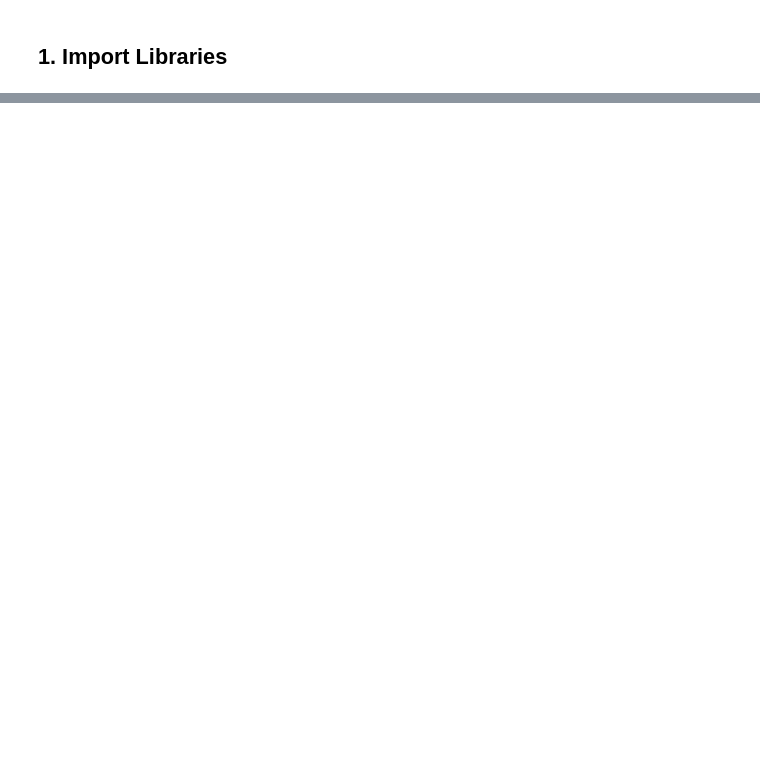
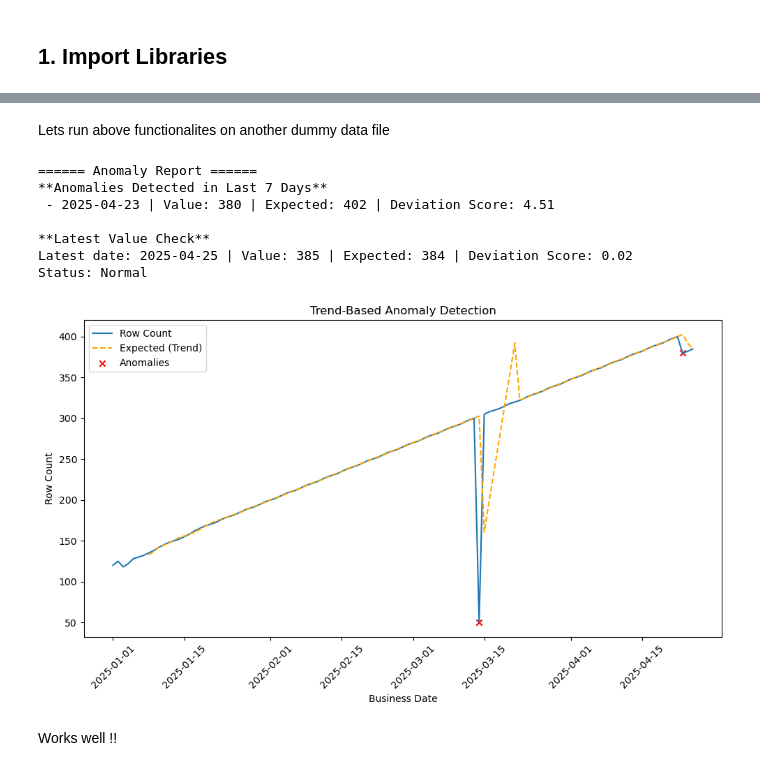
Before and after one commit to vinaychutake/statistical_anomaly_detector, a Jupyter notebook: statistical_anomaly_detection.ipynb, the cells around one changed output, grey strips where cells are left out. Drawn from its saved outputs; the diff is of its cells as text; code cells hidden in the pictures; blank space fills up the shorter version.

```diff
--- a/statistical_anomaly_detection.ipynb
+++ b/statistical_anomaly_detection.ipynb
@@ -155,0 +123,36 @@ Generating visualization...
+# %%
+def generate_anomaly_report(df: pd.DataFrame, window: int = 7, threshold: float = 3.0) -> str:
+    """
+    Generate a summary report:
+    1. Anomalies in last 7 days
+    2. Whether the latest value is an anomaly
+    """
+    report_lines = []
+
+    # Latest date in data
+    latest_date = df['business_date'].max()
+    last_7_days = latest_date - pd.Timedelta(days=7)
+
+    # 1. Anomalies in last 7 days
+    recent_anomalies = df[(df['is_anomaly']) & (df['business_date'] > last_7_days)]
+    report_lines.append("**Anomalies Detected in Last 7 Days**")
+    if not recent_anomalies.empty:
+        for _, row in recent_anomalies.iterrows():
+            report_lines.append(
+                f" - {row['business_date'].date()} | Value: {row['row_count']} | Expected: {int(row['expected'])} | Deviation Score: {row['deviation']:.2f}"
+            )
+    else:
+        report_lines.append(" - No anomalies detected in the last 7 days.")
+
+    # 2. Check if latest value is anomaly
+    latest_row = df[df['business_date'] == latest_date].iloc[0]
+    is_latest_anomaly = latest_row['is_anomaly']
+    report_lines.append("\n**Latest Value Check**")
+    report_lines.append(
+        f"Latest date: {latest_date.date()} | Value: {latest_row['row_count']} | Expected: {int(latest_row['expected'])} | Deviation Score: {latest_row['deviation']:.2f}"
+    )
+    report_lines.append(
+        f"Status: {'Anomaly Detected' if is_latest_anomaly else 'Normal'}"
+    )
+
+    return "\n".join(report_lines)
@@ -155,0 +179,20 @@ Generating visualization...
+# %% [markdown]
+Lets run above functionalites on another dummy data file
+# %%
+df = load_data("trends2.csv")
+df_anomalies = detect_trend_anomalies(df, window=7, deviation_threshold=3.0)
+report = generate_anomaly_report(df_anomalies, window=7, threshold=3.0)
+print("====== Anomaly Report ======")
+print(report)
+plot_trend_anomalies(df_anomalies)
+# %% [output]
+====== Anomaly Report ======
+**Anomalies Detected in Last 7 Days**
+ - 2025-04-23 | Value: 380 | Expected: 402 | Deviation Score: 4.51
+
+**Latest Value Check**
+Latest date: 2025-04-25 | Value: 385 | Expected: 384 | Deviation Score: 0.02
+Status: Normal
+[figure, added]
+# %% [markdown]
+Works well !!
```
Also changed, not shown: parts of 36 cells of this notebook, 4 other files.
